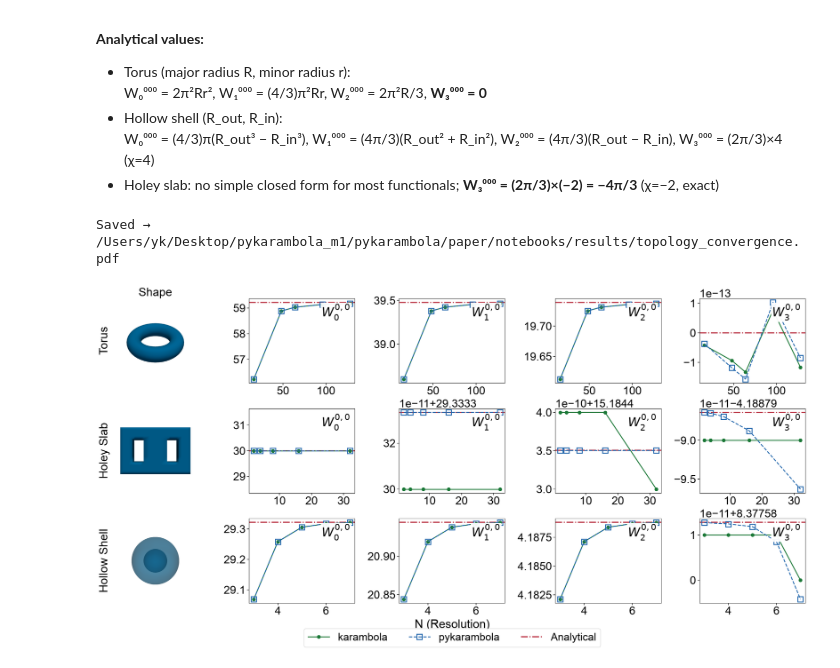
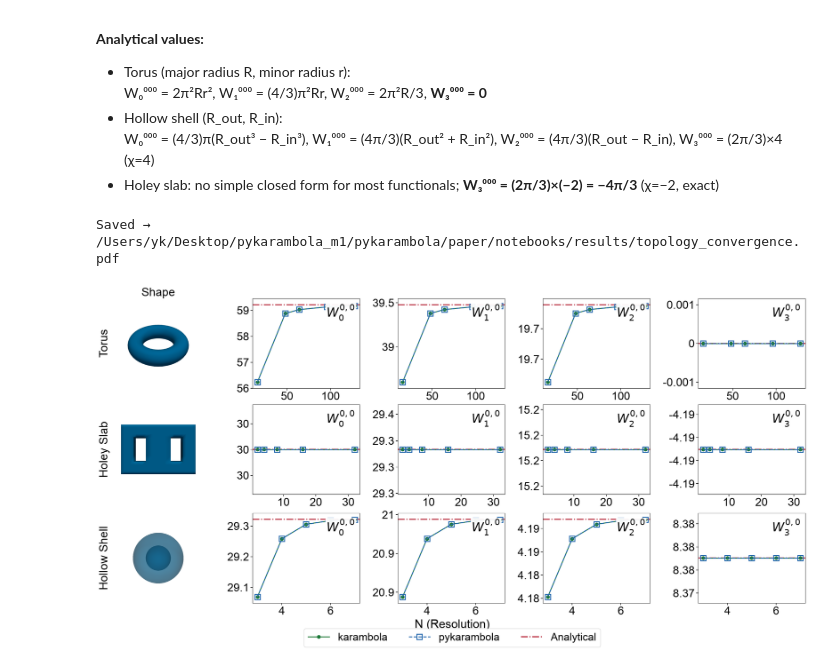
Before and after one commit to Ishihara-SynthMorph/pykarambola, a Jupyter notebook: paper/notebooks/topology_validation.ipynb, the cells around one changed output. Drawn from its saved outputs; the diff is of its cells as text; code cells hidden in the pictures.

```diff
--- a/paper/notebooks/topology_validation.ipynb
+++ b/paper/notebooks/topology_validation.ipynb
@@ -958,33 +958,45 @@ if df_k is not None:
                  rotation=90, va='center', ha='right', fontsize=BASE_FONT)
         if row == 0:
             axp.set_title('Shape', fontsize=BASE_FONT)
 
         # --- columns 1–4: the scalar convergence plots ---
         for col, key in enumerate(SCALAR_KEYS):
             ax = fig.add_subplot(gs[row, col + 1])
             if key in an:
                 ax.axhline(an[key], color=C_AN, ls='-.', lw=2.6, alpha=0.9, zorder=1)
             ax.plot(x, subset_k[f'{key}_k'],  '-',  marker='o', ms=8,  lw=2.2,
                     color=C_K, zorder=2)
             ax.plot(x, subset_k[f'{key}_py'], '--', marker='s', ms=13, lw=2.2,
                     color=C_PY, mfc='none', mec=C_PY, mew=2.2, zorder=3)
             ax.tick_params(axis='both', labelsize=BASE_FONT-1, length=5, width=1.2)
-            f = RoundedScalarFormatter(useMathText=False, sig=6); f.set_useOffset(True)
-            ax.yaxis.set_major_formatter(f)
+            from matplotlib.ticker import FormatStrFormatter
+            ax.ticklabel_format(useOffset=False, style='plain', axis='y')
+            if key in an:
+                vals = np.concatenate([subset_k[f'{key}_k'].values,
+                                       subset_k[f'{key}_py'].values, [an[key]]])
+                lo, hi = vals.min(), vals.max()
+                span = hi - lo
+                floor = max(abs(an[key]), 1.0) * 1e-3     # don't zoom tighter than ~0.1%
+                if span < floor:                          # essentially converged → widen
+                    mid = an[key]
+                    lo, hi = mid - floor, mid + floor
+                pad = 0.08 * (hi - lo)
+                ax.set_ylim(lo - pad, hi + pad)
+                ax.yaxis.set_major_formatter(FormatStrFormatter('%.3g'))
             ax.text(0.96, 0.94, SCALAR_LATEX[key], transform=ax.transAxes, ha='right', va='top',
                     fontsize=BASE_FONT+2, bbox=dict(facecolor='white', alpha=0.95, edgecolor='none', pad=2))
 
     fig.supxlabel('n (resolution)'.title(), fontsize=BASE_FONT+1)
     handles = [Line2D([0],[0],color=C_K,  marker='o', ms=8,  lw=2.2, label='karambola'),
                Line2D([0],[0],color=C_PY, marker='s', ms=13, lw=2.2, ls='--', mfc='none', mew=2.2, label='pykarambola'),
                Line2D([0],[0],color=C_AN, ls='-.', lw=2.6, label='Analytical')]
     fig.legend(handles=handles, loc='lower center', ncol=3, framealpha=0.9,
                fontsize=BASE_FONT-2, bbox_to_anchor=(0.5, -0.06))
     save_path = os.path.join(RESULTS_DIR, 'topology_convergence.pdf')
     plt.savefig(save_path, dpi=150, bbox_inches='tight')
     print(f'Saved → {save_path}'); plt.show()
 else:
     print('Karambola results not available — skipping convergence plot.')
 # %% [output]
 Saved → /Users/yk/Desktop/pykarambola_m1/pykarambola/paper/notebooks/results/topology_convergence.pdf
-[figure, old version]
+[figure, new version]
```
Also changed, not shown: 1 other file.
